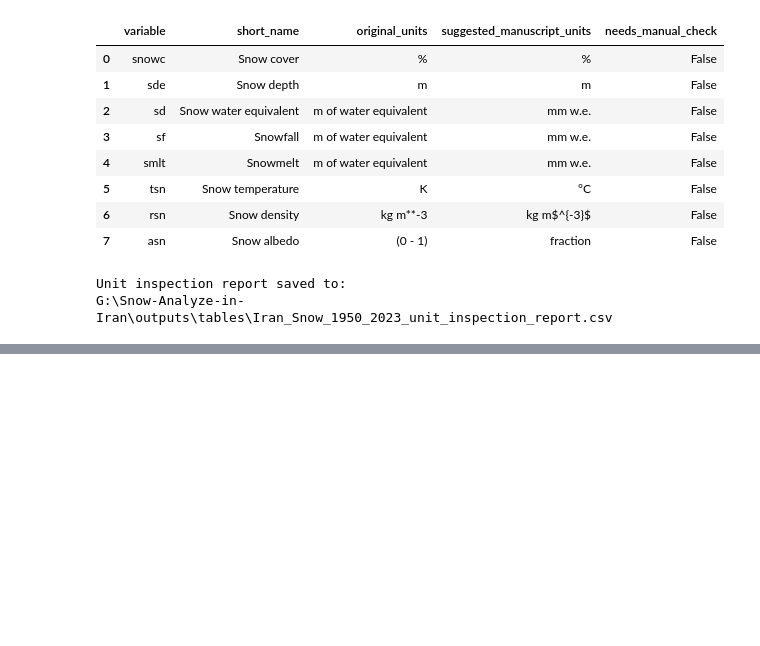
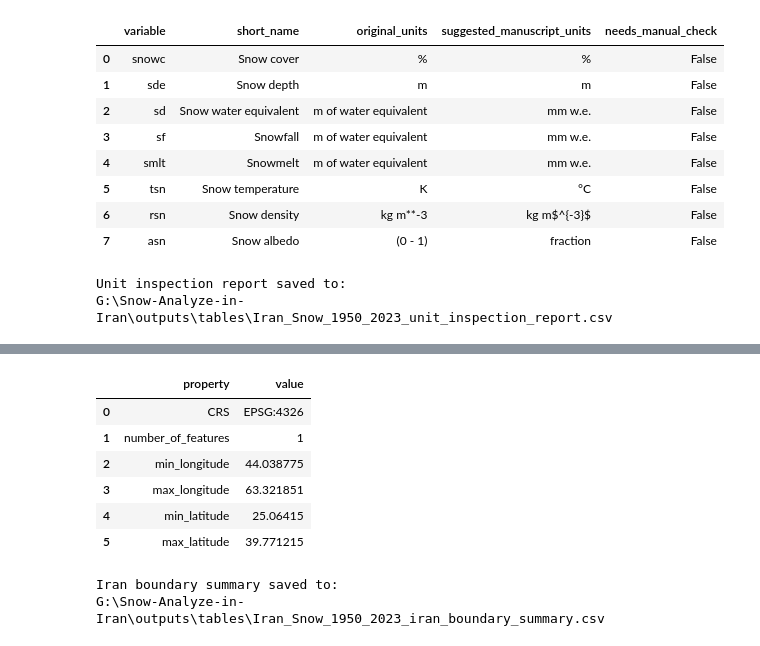
Before and after one commit to AliRezaee86/Snow, a Jupyter notebook: Snow_A.ipynb, the cells around one changed output, grey strips where cells are left out. Saved outputs shown, nothing was run; the diff lists cells and outputs as text; code cells hidden in the pictures; blank space fills up the shorter version.

```diff
--- a/Snow_A.ipynb
+++ b/Snow_A.ipynb
@@ -1299,0 +1964,72 @@ G:\Snow-Analyze-in-Iran\outputs\tables\Iran_Snow_1950_2023_unit_inspection_repor
+# %%
+# ============================================================
+# Inspect Iran boundary
+# ============================================================
+
+def summarize_boundary(boundary_gdf: gpd.GeoDataFrame) -> pd.DataFrame:
+    """
+    Summarize a boundary GeoDataFrame.
+
+    Parameters
+    ----------
+    boundary_gdf : geopandas.GeoDataFrame
+        Boundary GeoDataFrame.
+
+    Returns
+    -------
+    pandas.DataFrame
+        Summary table of boundary properties.
+    """
+    minx, miny, maxx, maxy = boundary_gdf.total_bounds
+
+    summary = pd.DataFrame({
+        "property": [
+            "CRS",
+            "number_of_features",
+            "min_longitude",
+            "max_longitude",
+            "min_latitude",
+            "max_latitude",
+        ],
+        "value": [
+            str(boundary_gdf.crs),
+            len(boundary_gdf),
+            minx,
+            maxx,
+            miny,
+            maxy,
+        ],
+    })
+
+    return summary
+
+
+iran_boundary_summary_df = summarize_boundary(iran_gdf)
+
+iran_boundary_summary_df
+# %% [output]
+|  | property | value |
+| 0 | CRS | EPSG:4326 |
+| 1 | number_of_features | 1 |
+| 2 | min_longitude | 44.038775 |
+| 3 | max_longitude | 63.321851 |
+| 4 | min_latitude | 25.06415 |
+| 5 | max_latitude | 39.771215 |
+# %%
+# ============================================================
+# Save Iran boundary summary
+# ============================================================
+
+iran_boundary_summary_output_path = TABLE_DIR / f"{PROJECT_NAME}_iran_boundary_summary.csv"
+
+iran_boundary_summary_df.to_csv(
+    iran_boundary_summary_output_path,
+    index=False,
+    encoding="utf-8-sig"
+)
+
+print("Iran boundary summary saved to:")
+print(iran_boundary_summary_output_path)
+# %% [output]
+Iran boundary summary saved to:
+G:\Snow-Analyze-in-Iran\outputs\tables\Iran_Snow_1950_2023_iran_boundary_summary.csv
```
Also changed, not shown: parts of 18 cells of this notebook.
